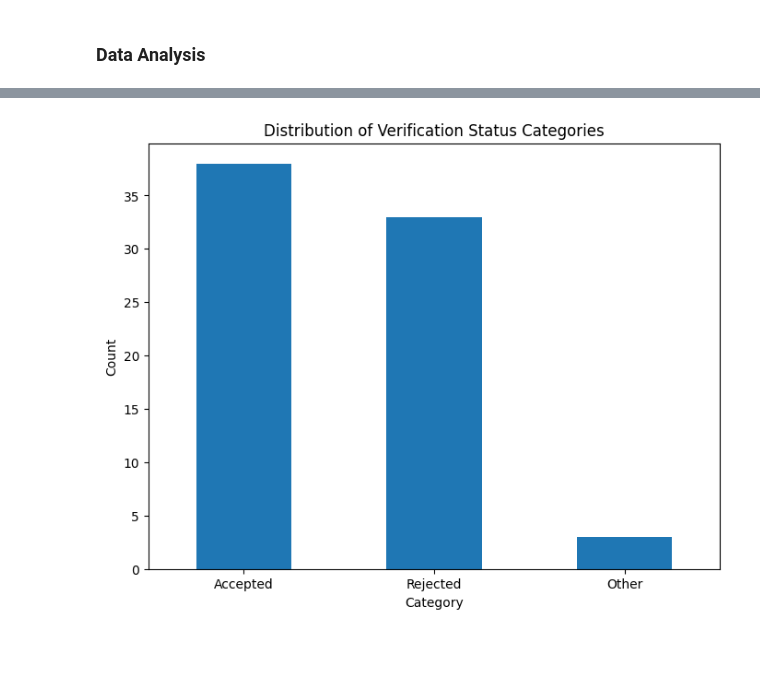
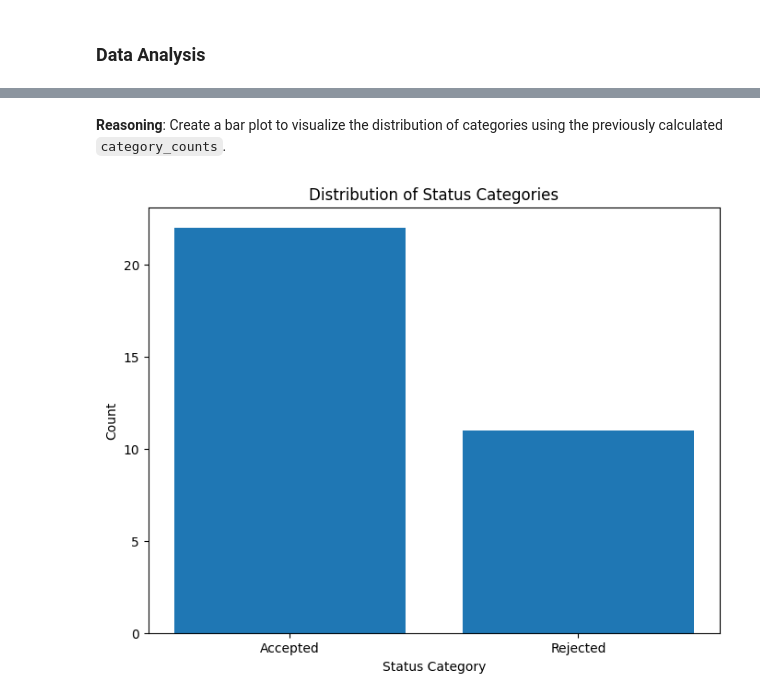
Before and after one commit to Pubudu-98/Colab, a Jupyter notebook: Atlas_lab_data_labeled_samples_EDA.ipynb, the cells around one changed output, grey strips where cells are left out. Saved outputs shown, nothing was run; the diff lists cells and outputs as text; code cells hidden in the pictures; blank space fills up the shorter version.

```diff
--- a/Atlas_lab_data_labeled_samples_EDA.ipynb
+++ b/Atlas_lab_data_labeled_samples_EDA.ipynb
@@ -32,0 +40,16 @@ display(df.head())
+# %%
+import pandas as pd
+
+# Load the data from the text file into a DataFrame
+df = pd.read_csv("/content/data-sheet-3.txt")
+
+def categorize_status(status):
+    if 'accepted' in status.lower():
+        return 'Accepted'
+    elif 'rejected' in status.lower():
+        return 'Rejected'
+    else:
+        return 'Other'
+
+df['status_category'] = df['status'].apply(categorize_status)
+display(df.head())
@@ -32,0 +61,13 @@ display(df.head())
+# %%
+df.rename(columns={'Prod V2 Verifications:': 'status'}, inplace=True)
+
+def categorize_status(status):
+    if 'accepted' in status.lower():
+        return 'Accepted'
+    elif 'rejected' in status.lower():
+        return 'Rejected'
+    else:
+        return 'Other'
+
+df['status_category'] = df['status'].apply(categorize_status)
+display(df.head())
@@ -33,7 +89,5 @@ display(df.head())
 # %%
-# Perform EDA - Count categories
-
-category_counts = df['Category'].value_counts()
+category_counts = df['status_category'].value_counts()
 display(category_counts)
 # %% [output]
 |  | count |
@@ -45,12 +103,14 @@ dtype: int64
+# %% [markdown]
+**Reasoning**:
+Create a bar plot to visualize the distribution of categories using the previously calculated `category_counts`.
 # %%
 import matplotlib.pyplot as plt
 
 plt.figure(figsize=(8, 6))
-category_counts.plot(kind='bar')
-plt.title('Distribution of Verification Status Categories')
-plt.xlabel('Category')
+plt.bar(category_counts.index, category_counts.values)
+plt.xlabel('Status Category')
 plt.ylabel('Count')
-plt.xticks(rotation=0)
+plt.title('Distribution of Status Categories')
 plt.show()
 # %% [output]
-[figure, old version]
+[figure, new version]
```
Also changed, not shown: parts of 29 cells of this notebook.
